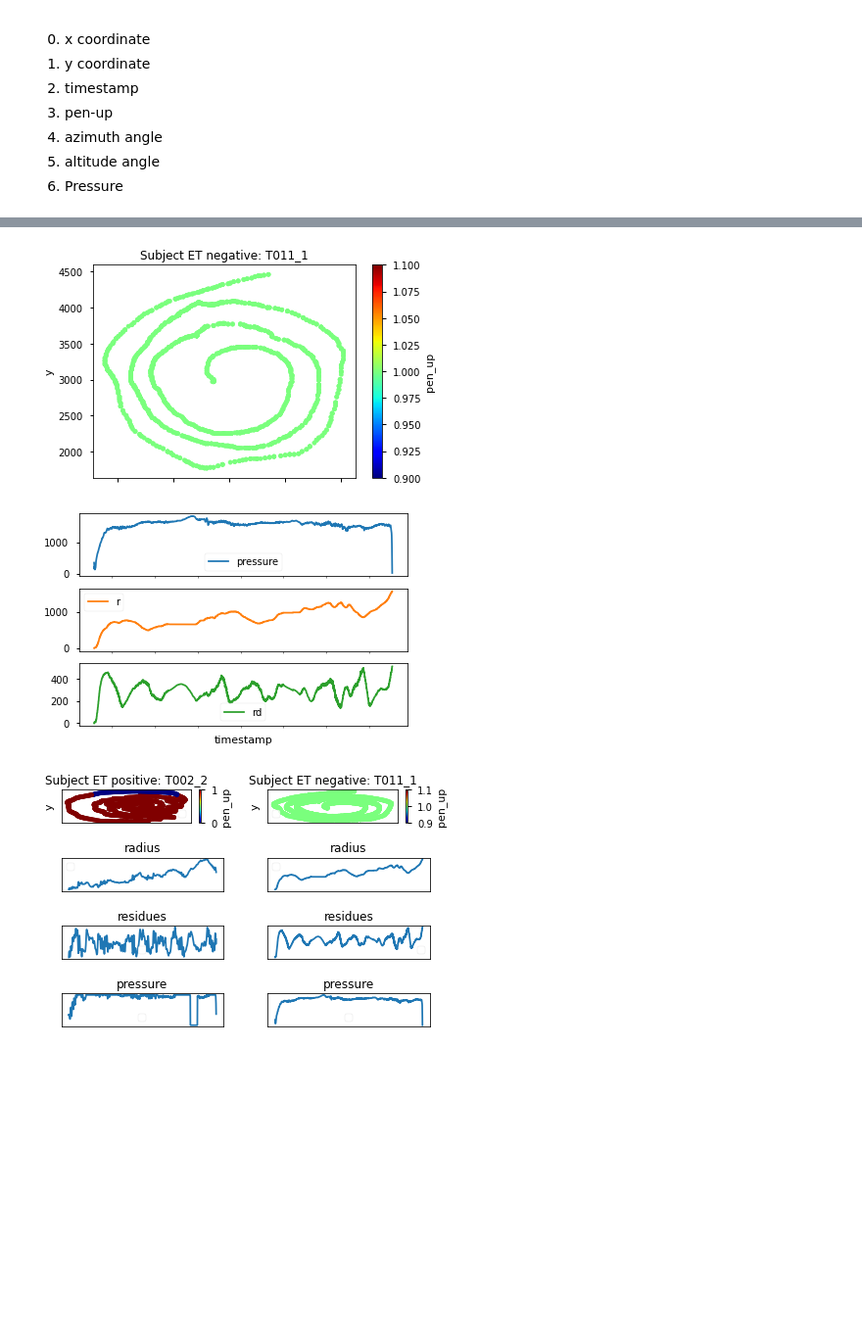
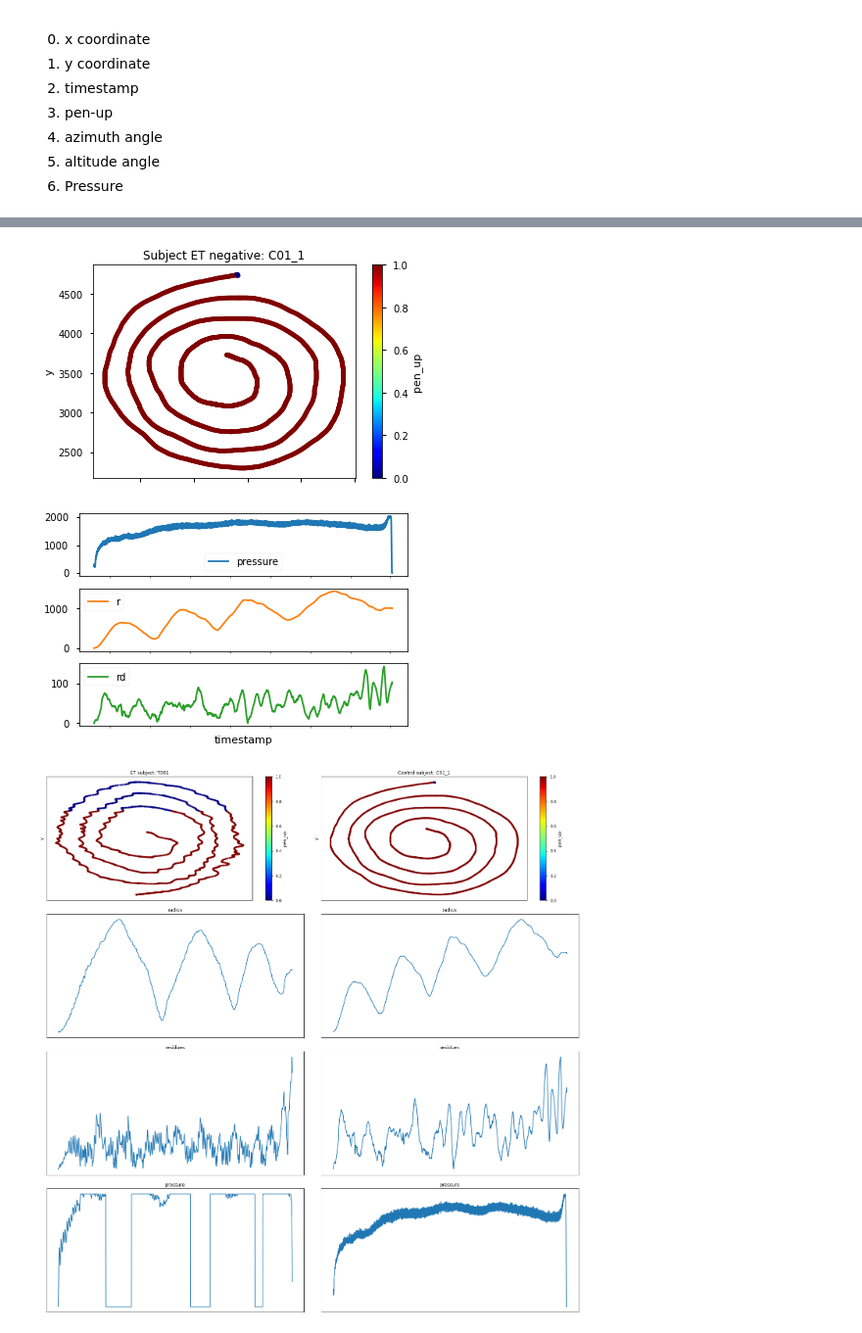
Before and after one commit to spolex/spiral, a Jupyter notebook: notebooks/202208_spiral_raw_data_exploration_figures.ipynb, the cells around one changed output, grey strips where cells are left out. Shown at 98% size. Saved outputs shown, nothing was run; the diff lists cells and outputs as text; code cells hidden in the pictures; blank space fills up the shorter version.

```diff
--- a/notebooks/202208_spiral_raw_data_exploration_figures.ipynb
+++ b/notebooks/202208_spiral_raw_data_exploration_figures.ipynb
@@ -58,7 +60,7 @@ metadf[metadf["temblor"]=='si']
 # %%
 coefficients=17
-et = "T002_2"
-ct ="T011_1"
+et = "T001"
+ct ="C01_1"
 # %%
 filename=get_abs_path(metadf, et)
 for file in filename:
@@ -133,29 +135,29 @@ _=data.drop(['x','y', 'pen_up'], axis=1).plot(x=0, subplots=True, sharex=True, x
 control.plot.scatter("x","y",c="pen_up",cmap="jet", title="Subject ET negative: {}".format(ct))
 _=control.drop(['x','y', 'pen_up'], axis=1).plot(x=0, subplots=True, sharex=True, xticks=[])
 # %% [output]
-[figure, old version]
+[figure, new version]
-[figure, old version]
+[figure, new version]
 # %%
-fig, axes=plt.subplots(4,2)
+fig, axes=plt.subplots(4,2, figsize=[20,20])
 fig.tight_layout()
 
-data.plot.scatter("x","y",c="pen_up",cmap="jet", ax=axes[0][0], title="Subject ET positive: {}".format(et))
+data.plot.scatter("x","y",c="pen_up",cmap="jet", ax=axes[0][0], title="ET subject: {}".format(et))
 data.plot(x=2,y='r', ax=axes[1][0], title="radius")
 data.plot(x=2,y='rd', ax=axes[2][0], title="residues")
 data.plot(x=2,y='pressure', ax=axes[3][0], title="pressure")
 
 
-control.plot.scatter("x","y",c="pen_up",cmap="jet", ax=axes[0][1], title="Subject ET negative: {}".format(ct))
+control.plot.scatter("x","y",c="pen_up",cmap="jet", ax=axes[0][1], title="Control subject: {}".format(ct))
 control.plot(x=2,y='r', ax=axes[1][1], title='radius')
 control.plot(x=2,y='rd', ax=axes[2][1], title='residues')
 control.plot(x=2,y='pressure', ax=axes[3][1], title="pressure")
 
 
 for row in axes:
     for ax in row:
         ax.legend([])
         ax.set_xticks([])
         ax.set_yticks([])
         ax.set_xlabel(None)
 # %% [output]
-[figure, old version]
+[figure, new version]
```
Also changed, not shown: parts of 8 cells of this notebook, 15 other files.
